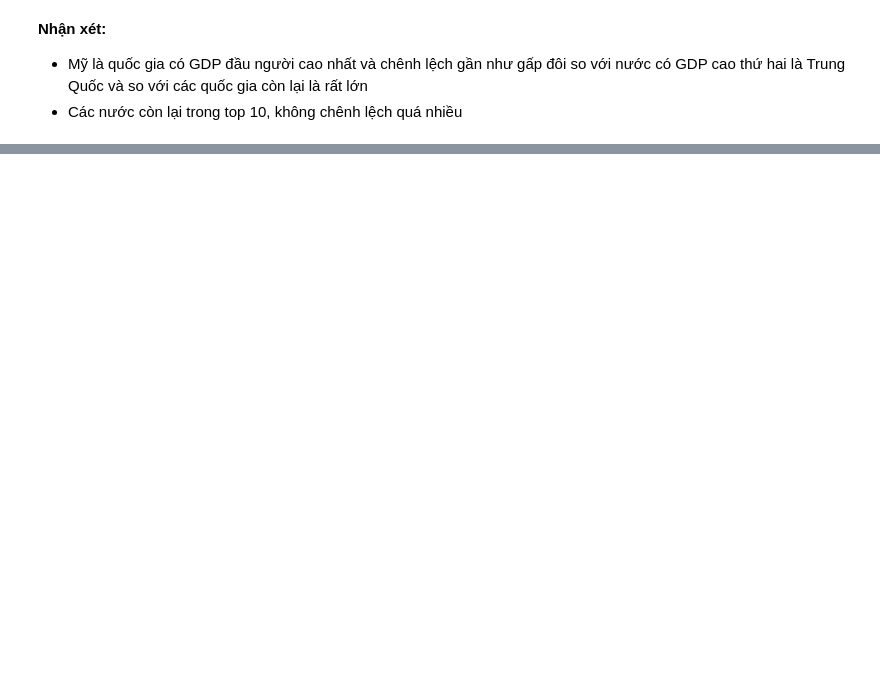
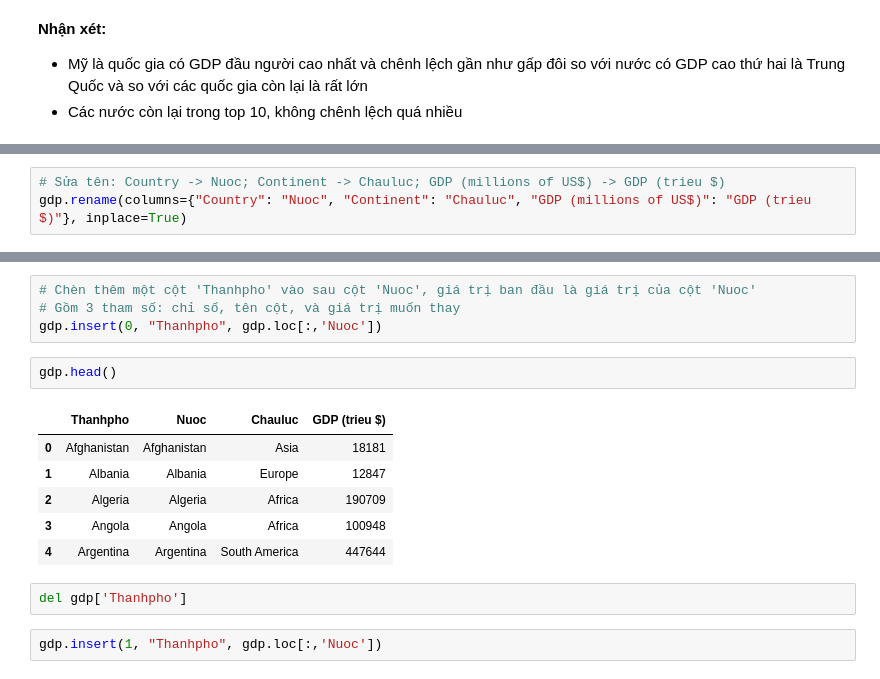
Before and after one commit to Lcutiev/DataCamp, a Jupyter notebook: GPD List.ipynb, the cells around one changed output, grey strips where cells are left out. Saved outputs shown, nothing was run; the diff lists cells and outputs as text; blank space fills up the shorter version.

```diff
--- a/GPD List.ipynb
+++ b/GPD List.ipynb
@@ -173,0 +166,3 @@ pwd
+# %%
+# Sửa tên: Country -> Nuoc; Continent -> Chauluc; GDP (millions of US$) -> GDP (trieu $)
+gdp.rename(columns={"Country": "Nuoc", "Continent": "Chauluc", "GDP (millions of US$)": "GDP (trieu $)"}, inplace=True)
@@ -173,0 +211,17 @@ pwd
+# %%
+# Chèn thêm một cột 'Thanhpho' vào sau cột 'Nuoc', giá trị ban đầu là giá trị của cột 'Nuoc'
+# Gồm 3 tham số: chỉ số, tên cột, và giá trị muốn thay
+gdp.insert(0, "Thanhpho", gdp.loc[:,'Nuoc'])
+# %%
+gdp.head()
+# %% [output]
+|  | Thanhpho | Nuoc | Chauluc | GDP (trieu $) |
+| 0 | Afghanistan | Afghanistan | Asia | 18181 |
+| 1 | Albania | Albania | Europe | 12847 |
+| 2 | Algeria | Algeria | Africa | 190709 |
+| 3 | Angola | Angola | Africa | 100948 |
+| 4 | Argentina | Argentina | South America | 447644 |
+# %%
+del gdp['Thanhpho']
+# %%
+gdp.insert(1, "Thanhpho", gdp.loc[:,'Nuoc'])
```
Also changed, not shown: parts of 50 cells of this notebook, 3 other files.
